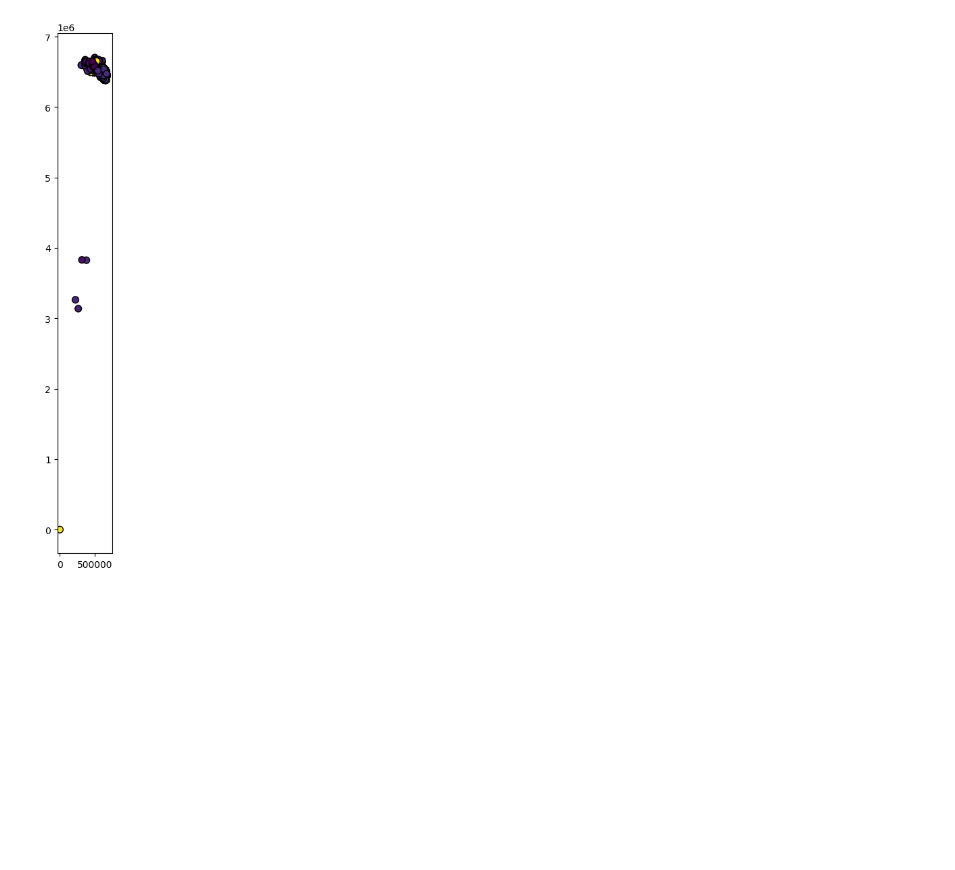
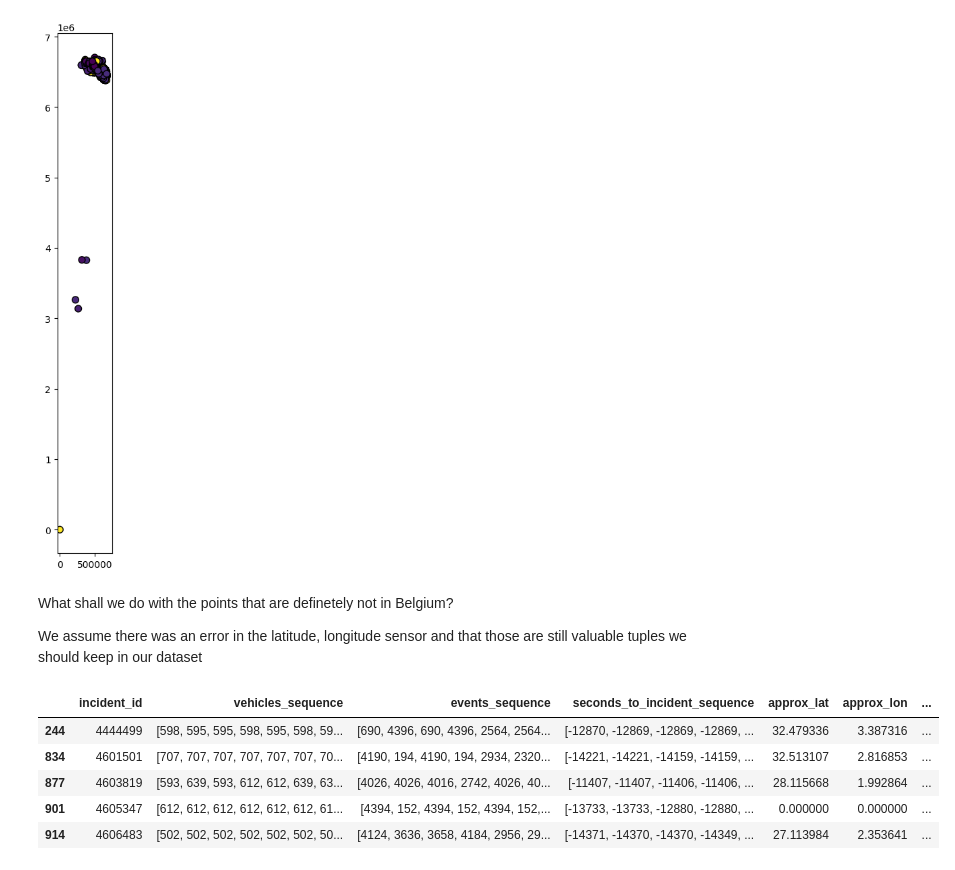
Before and after one commit to Carda01/SNCB_IncidentClassifier, a Jupyter notebook: pre_data_analysis/geospatial_analysis.ipynb, the cells around one changed output. Drawn from its saved outputs; the diff is of its cells as text; code cells hidden in the pictures; blank space fills up the shorter version.

```diff
--- a/pre_data_analysis/geospatial_analysis.ipynb
+++ b/pre_data_analysis/geospatial_analysis.ipynb
@@ -59,6 +67,20 @@ plt.show()
 [figure]
 # %%
 filtered_gdf = gdf[gdf.approx_lat>45]
+outside_belgium_tuples = gdf[gdf.approx_lat<=45]
+# %% [markdown]
+What shall we do with the points that are definetely not in Belgium?
+
+We assume there was an error in the latitude, longitude sensor and that those are still valuable tuples we should keep in our dataset
+# %%
+outside_belgium_tuples
+# %% [output]
+|  | incident_id | vehicles_sequence | events_sequence | seconds_to_incident_sequence | approx_lat | approx_lon | ... |
+| 244 | 4444499 | [598, 595, 595, 598, 595, 598, 59... | [690, 4396, 690, 4396, 2564, 2564... | [-12870, -12869, -12869, -12869, ... | 32.479336 | 3.387316 | ... |
+| 834 | 4601501 | [707, 707, 707, 707, 707, 707, 70... | [4190, 194, 4190, 194, 2934, 2320... | [-14221, -14221, -14159, -14159, ... | 32.513107 | 2.816853 | ... |
+| 877 | 4603819 | [593, 639, 593, 612, 612, 639, 63... | [4026, 4026, 4016, 2742, 4026, 40... | [-11407, -11407, -11406, -11406, ... | 28.115668 | 1.992864 | ... |
+| 901 | 4605347 | [612, 612, 612, 612, 612, 612, 61... | [4394, 152, 4394, 152, 4394, 152,... | [-13733, -13733, -12880, -12880, ... | 0.000000 | 0.000000 | ... |
+| 914 | 4606483 | [502, 502, 502, 502, 502, 502, 50... | [4124, 3636, 3658, 4184, 2956, 29... | [-14371, -14370, -14370, -14349, ... | 27.113984 | 2.353641 | ... |
 # %%
 fig, ax = plt.subplots(figsize=(8, 10))
 belgium.plot(ax=ax, color="lightgrey", edgecolor = "black")
```
Also changed, not shown: parts of 6 cells of this notebook.
